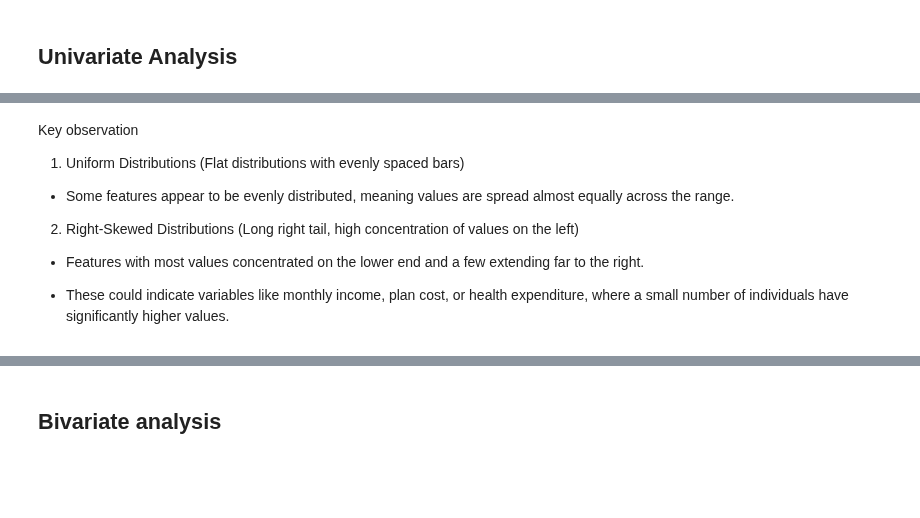
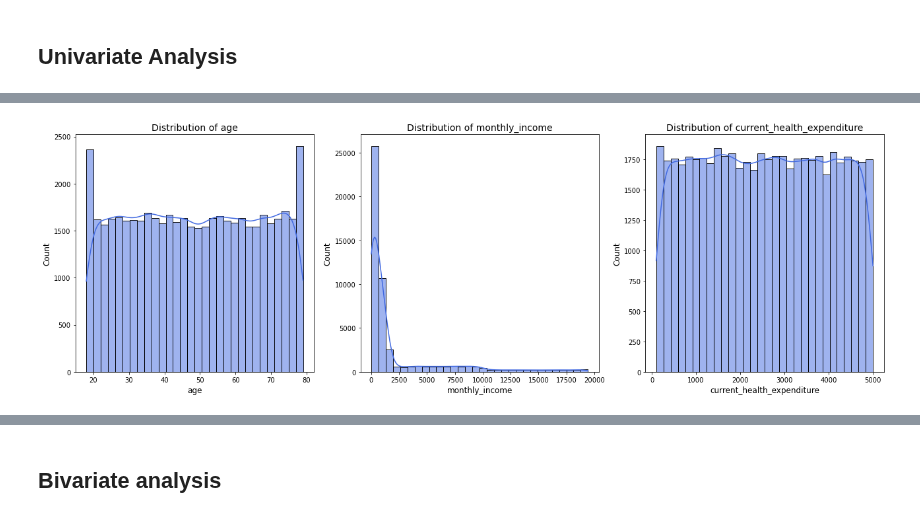
Before and after one commit to ruth-kitasi/Health-Insurance-Recommender-System, a Jupyter notebook: Notebooks/Agatha.ipynb, the cells around one changed output, grey strips where cells are left out. Drawn from its saved outputs; the diff is of its cells as text; code cells hidden in the pictures; blank space fills up the shorter version.

Commit message:
graphical analysis

```diff
--- a/Notebooks/Agatha.ipynb
+++ b/Notebooks/Agatha.ipynb
@@ -150,25 +214,2 @@ Name: recommended_plan, dtype: int64
 # %% [markdown]
 ## Univariate Analysis
-# %%
-import pandas as pd
-import matplotlib.pyplot as plt
-import seaborn as sns
-
-# Select only numerical columns, excluding 'user_id'
-numerical_cols = df.select_dtypes(include=['number']).columns.tolist()
-
-# Remove 'user_id' from the list
-if 'user_id' in numerical_cols:
-    numerical_cols.remove('user_id')
-
-# Set figure size
-plt.figure(figsize=(15, 10))
-# Loop through numerical columns and create subplots
-for i, col in enumerate(numerical_cols, 1):
-    plt.subplot(4, 4, i)  # Adjust grid size based on number of numerical columns
-    sns.histplot(df[col].dropna(), kde=True, bins=30, color="skyblue")  # Histogram with KDE
-    plt.title(col)
-    plt.xlabel("")
-
-plt.tight_layout()  # Adjust layout to prevent overlap
-plt.show()
@@ -177,12 +216,22 @@ plt.show()
-# %% [markdown]
-Key observation
-
-1. Uniform Distributions (Flat distributions with evenly spaced bars)
-
-* Some features appear to be evenly distributed, meaning values are spread almost equally across the range.
-
-2. Right-Skewed Distributions (Long right tail, high concentration of values on the left)
-
-* Features with most values concentrated on the lower end and a few extending far to the right.
-
-* These could indicate variables like monthly income, plan cost, or health expenditure, where a small number of individuals have significantly higher values.
+# %%
+import matplotlib.pyplot as plt
+import seaborn as sns
+
+# Define numerical columns
+numerical_cols = ['age', 'monthly_income', 'current_health_expenditure']
+
+# Set figure size and layout
+fig, axes = plt.subplots(1, 3, figsize=(18, 6))  # 1 row, 3 columns for side-by-side plots
+
+# Loop through numerical columns and plot histograms
+for ax, col in zip(axes, numerical_cols):
+    sns.histplot(df[col], kde=True, ax=ax, color='royalblue', bins=30)  # Histogram with KDE
+    ax.set_title(f'Distribution of {col}', fontsize=14)  # Set title
+    ax.set_xlabel(col, fontsize=12)  # X-axis label
+    ax.set_ylabel('Count', fontsize=12)  # Y-axis label
+
+# Adjust layout for better spacing
+plt.tight_layout()
+plt.show()
+# %% [output]
+[figure, added]
```
Also changed, not shown: parts of 22 cells of this notebook.
